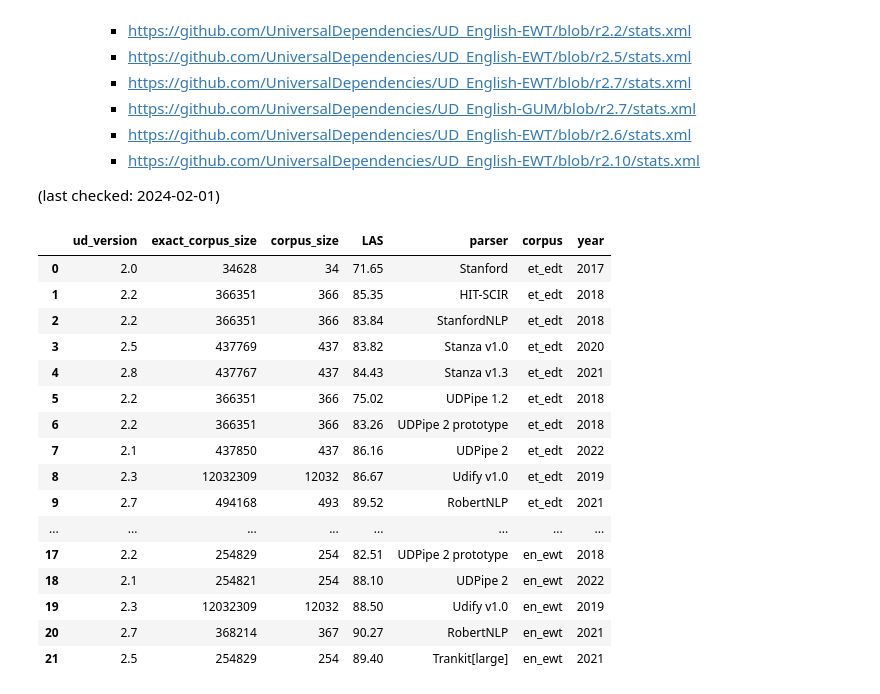
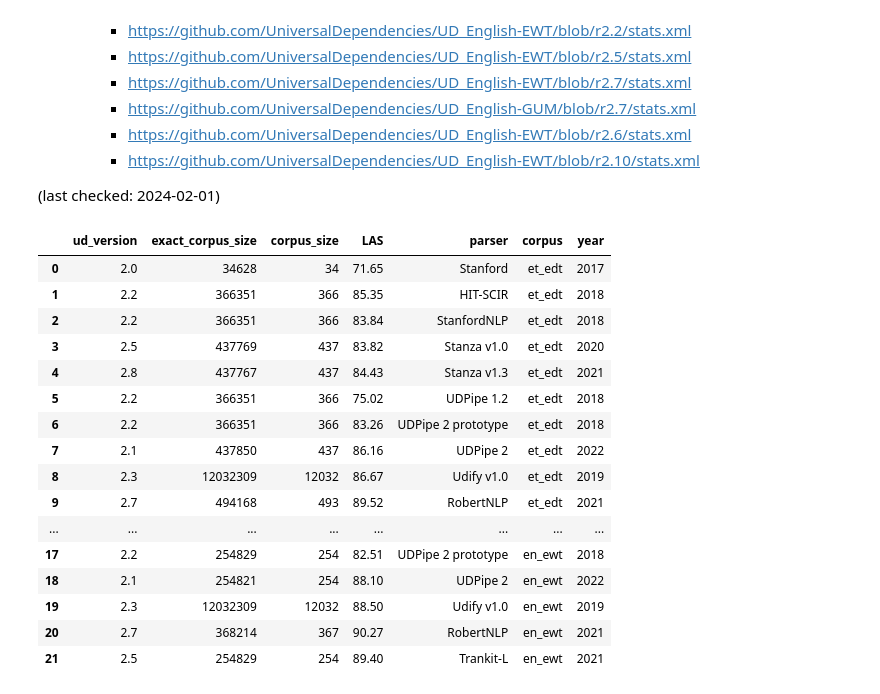
Before and after one commit to estnltk/syntax_experiments, a Jupyter notebook: X1_previously_reported_performances.ipynb, the cells around one changed output. Saved outputs shown, nothing was run; the diff lists cells and outputs as text; code cells hidden in the pictures.

```diff
--- a/X1_previously_reported_performances.ipynb
+++ b/X1_previously_reported_performances.ipynb
@@ -50,36 +50,36 @@ data = {
 # total corpus size (in thousands of words)
 'corpus_size':   [ 34, 366, 366, 437, 437, 366, 366, 437, 12032, 437+56, 437]+\
                  [229, 254, 254, 254, 254, 254, 254, 254, 12032, 254+113, 254],
 'LAS': [71.65, 85.35, 83.84, 83.82, 84.43, 75.02, 83.26, 86.16, 86.67, 89.52, 89.52]+\
        [82.23, 84.57, 83.87, 83.59, 84.91, 77.56, 82.51, 88.10, 88.50, 90.27, 89.40],
-'parser': ['Stanford', 'HIT-SCIR', 'StanfordNLP', 'Stanza v1.0', 'Stanza v1.3', 'UDPipe 1.2', 'UDPipe 2 prototype', 'UDPipe 2', 'Udify v1.0', 'RobertNLP', 'Trankit[large]']+\
-          ['Stanford', 'HIT-SCIR', 'StanfordNLP', 'Stanza v1.0', 'Stanza v1.3', 'UDPipe 1.2', 'UDPipe 2 prototype', 'UDPipe 2', 'Udify v1.0', 'RobertNLP', 'Trankit[large]'],
+'parser': ['Stanford', 'HIT-SCIR', 'StanfordNLP', 'Stanza v1.0', 'Stanza v1.3', 'UDPipe 1.2', 'UDPipe 2 prototype', 'UDPipe 2', 'Udify v1.0', 'RobertNLP', 'Trankit-L']+\
+          ['Stanford', 'HIT-SCIR', 'StanfordNLP', 'Stanza v1.0', 'Stanza v1.3', 'UDPipe 1.2', 'UDPipe 2 prototype', 'UDPipe 2', 'Udify v1.0', 'RobertNLP', 'Trankit-L'],
 # corpus name
 'corpus': ['et_edt', 'et_edt', 'et_edt', 'et_edt', 'et_edt', 'et_edt', 'et_edt', 'et_edt', 'et_edt', 'et_edt', 'et_edt']+\
           ['en_ewt', 'en_ewt', 'en_ewt', 'en_ewt', 'en_ewt', 'en_ewt', 'en_ewt', 'en_ewt', 'en_ewt', 'en_ewt', 'en_ewt'],
 'year':   [2017, 2018, 2018, 2020, 2021, 2018, 2018, 2022, 2019, 2021, 2021]+\
           [2017, 2018, 2018, 2020, 2021, 2018, 2018, 2022, 2019, 2021, 2021],
 }
 results = pd.DataFrame.from_dict(data)
 results
 # %% [output]
 |  | ud_version | exact_corpus_size | corpus_size | LAS | parser | corpus | year |
 | 0 | 2.0 | 34628 | 34 | 71.65 | Stanford | et_edt | 2017 |
 | 1 | 2.2 | 366351 | 366 | 85.35 | HIT-SCIR | et_edt | 2018 |
 | 2 | 2.2 | 366351 | 366 | 83.84 | StanfordNLP | et_edt | 2018 |
 | 3 | 2.5 | 437769 | 437 | 83.82 | Stanza v1.0 | et_edt | 2020 |
 | 4 | 2.8 | 437767 | 437 | 84.43 | Stanza v1.3 | et_edt | 2021 |
 | 5 | 2.2 | 366351 | 366 | 75.02 | UDPipe 1.2 | et_edt | 2018 |
 | 6 | 2.2 | 366351 | 366 | 83.26 | UDPipe 2 prototype | et_edt | 2018 |
 | 7 | 2.1 | 437850 | 437 | 86.16 | UDPipe 2 | et_edt | 2022 |
 | 8 | 2.3 | 12032309 | 12032 | 86.67 | Udify v1.0 | et_edt | 2019 |
 | 9 | 2.7 | 494168 | 493 | 89.52 | RobertNLP | et_edt | 2021 |
 | ... | ... | ... | ... | ... | ... | ... | ... |
 | 17 | 2.2 | 254829 | 254 | 82.51 | UDPipe 2 prototype | en_ewt | 2018 |
 | 18 | 2.1 | 254821 | 254 | 88.10 | UDPipe 2 | en_ewt | 2022 |
 | 19 | 2.3 | 12032309 | 12032 | 88.50 | Udify v1.0 | en_ewt | 2019 |
 | 20 | 2.7 | 368214 | 367 | 90.27 | RobertNLP | en_ewt | 2021 |
-| 21 | 2.5 | 254829 | 254 | 89.40 | Trankit[large] | en_ewt | 2021 |
+| 21 | 2.5 | 254829 | 254 | 89.40 | Trankit-L | en_ewt | 2021 |
 # %%
 import math
 
```
Also changed, not shown: parts of 2 cells of this notebook.
